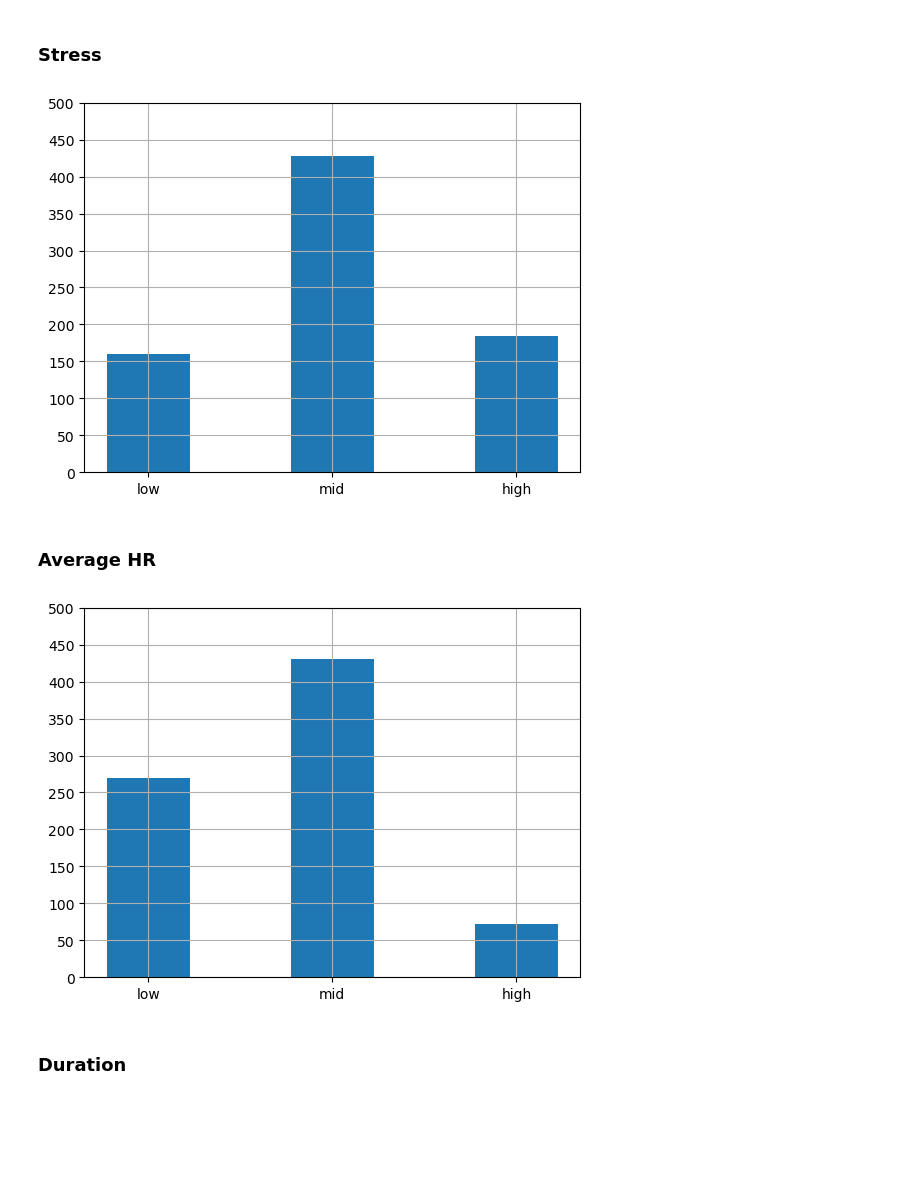
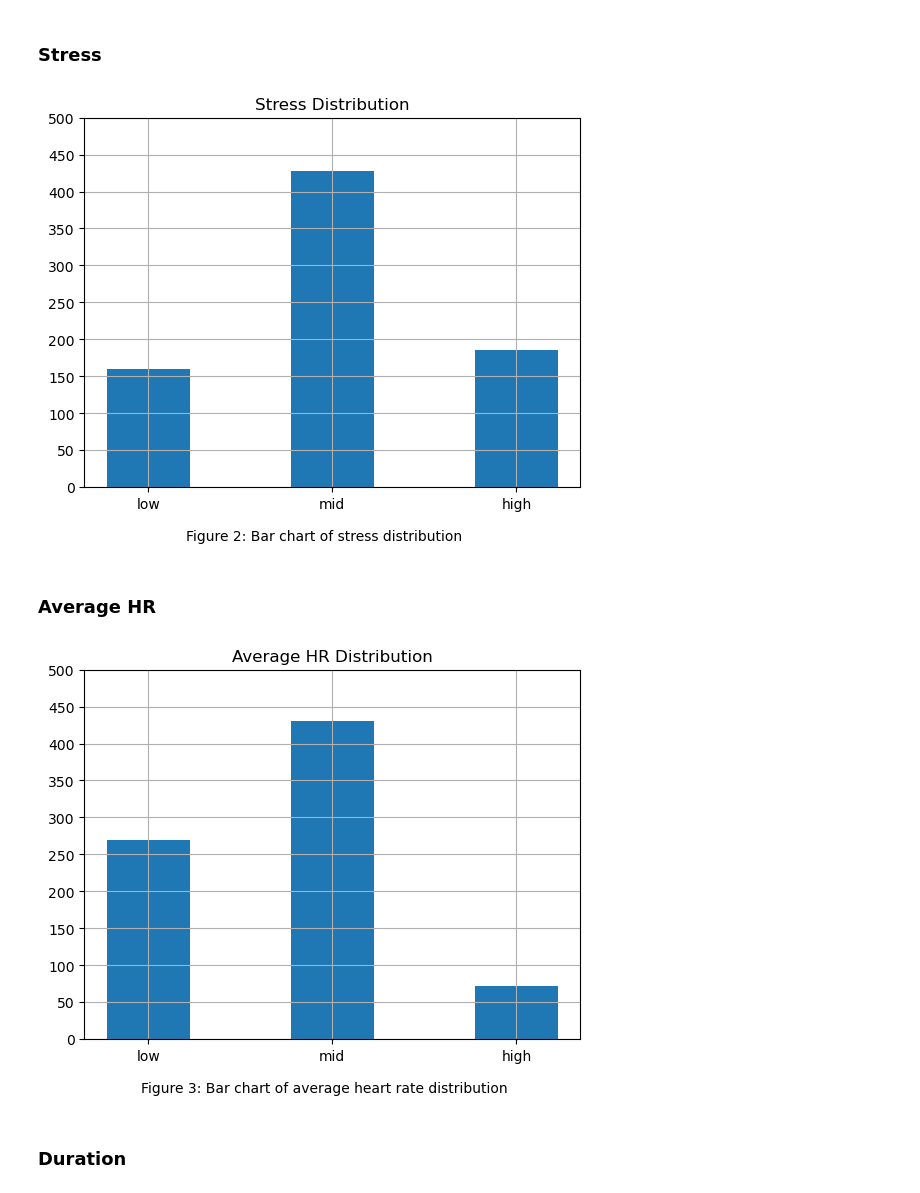
Before and after one commit to JackBrandt/DataAlg-Final-Project-Running, a Jupyter notebook: running_technical_report.ipynb, the cells around one changed output. Saved outputs shown, nothing was run; the diff lists cells and outputs as text; code cells hidden in the pictures; blank space fills up the shorter version.

```diff
--- a/running_technical_report.ipynb
+++ b/running_technical_report.ipynb
@@ -281,26 +331,28 @@ plt.show()
 # %%
 # reset figure
 plt.figure()
 
 hist_y = [x[0] for x in X]
 ys = [hist_y.count('low'), hist_y.count('mid'), hist_y.count('high')]
 
 # calculate a range (make y a bit bigger)
 xrng = np.arange(len(xs))
 yrng = np.arange(0, max(ys)+100, 50)
 
 # create the bar chart (.45 relativebar width)
 plt.bar(xrng, ys, 0.45, align="center")
 # note: default alignment is center
 
 # define x and y ranges (and value labels)
 plt.xticks(xrng, ["low", "mid", "high"])
 plt.yticks(yrng)
 # turn on the background grid
 plt.grid(True)
+plt.title("Stress Distribution")
+plt.figtext(.5, 0, "Figure 2: Bar chart of stress distribution", ha="center")
 plt.show()
 # %% [output]
-[figure, old version]
+[figure, new version]
 # %% [markdown]
 ### Average HR
 # %%
@@ -323,9 +375,11 @@ plt.xticks(xrng, ["low", "mid", "high"])
 plt.yticks(yrng)
 # turn on the background grid
 plt.grid(True)
+plt.title("Average HR Distribution")
+plt.figtext(.5, 0, "Figure 3: Bar chart of average heart rate distribution", ha="center")
 plt.show()
 # %% [output]
-[figure, old version]
+[figure, new version]
 # %% [markdown]
 ### Duration
 # %%
```
Also changed, not shown: parts of 12 cells of this notebook.
